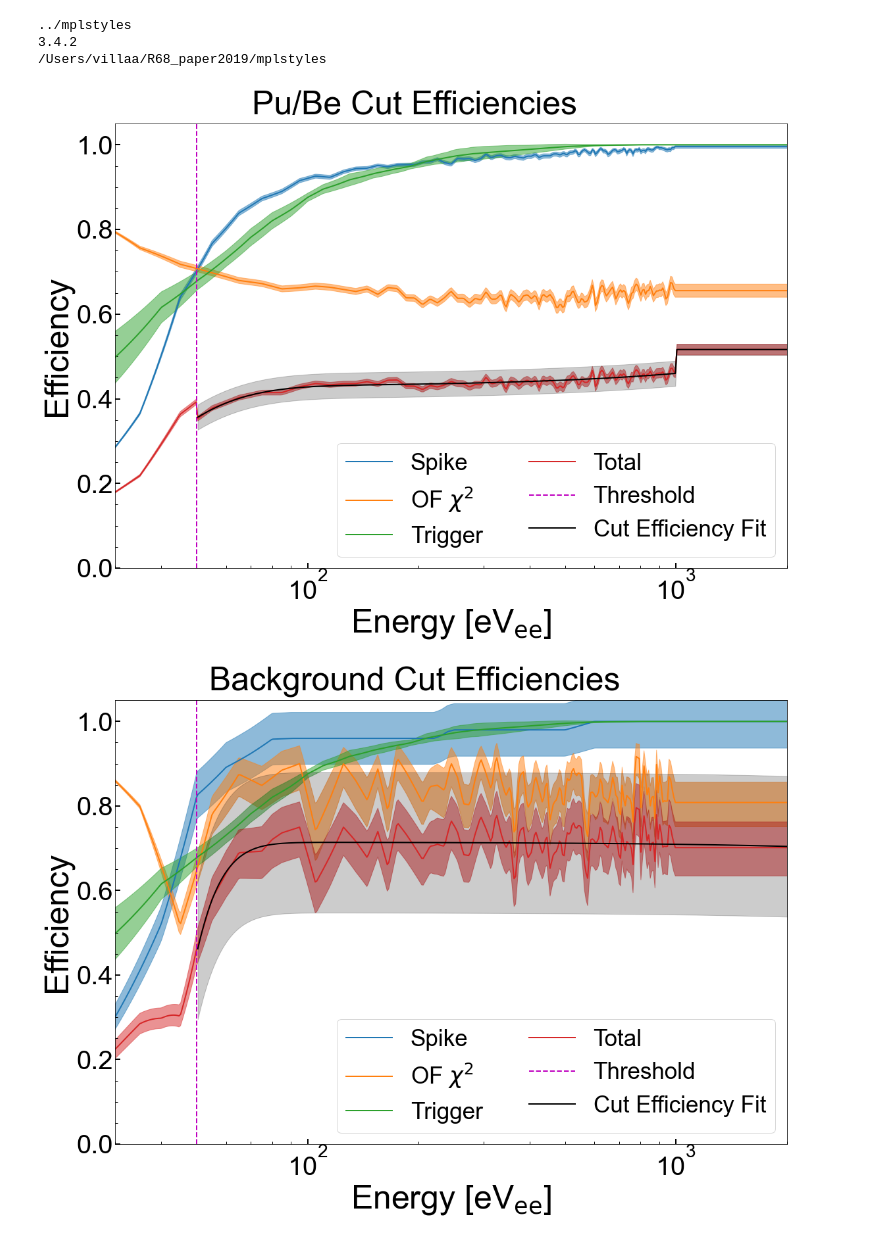
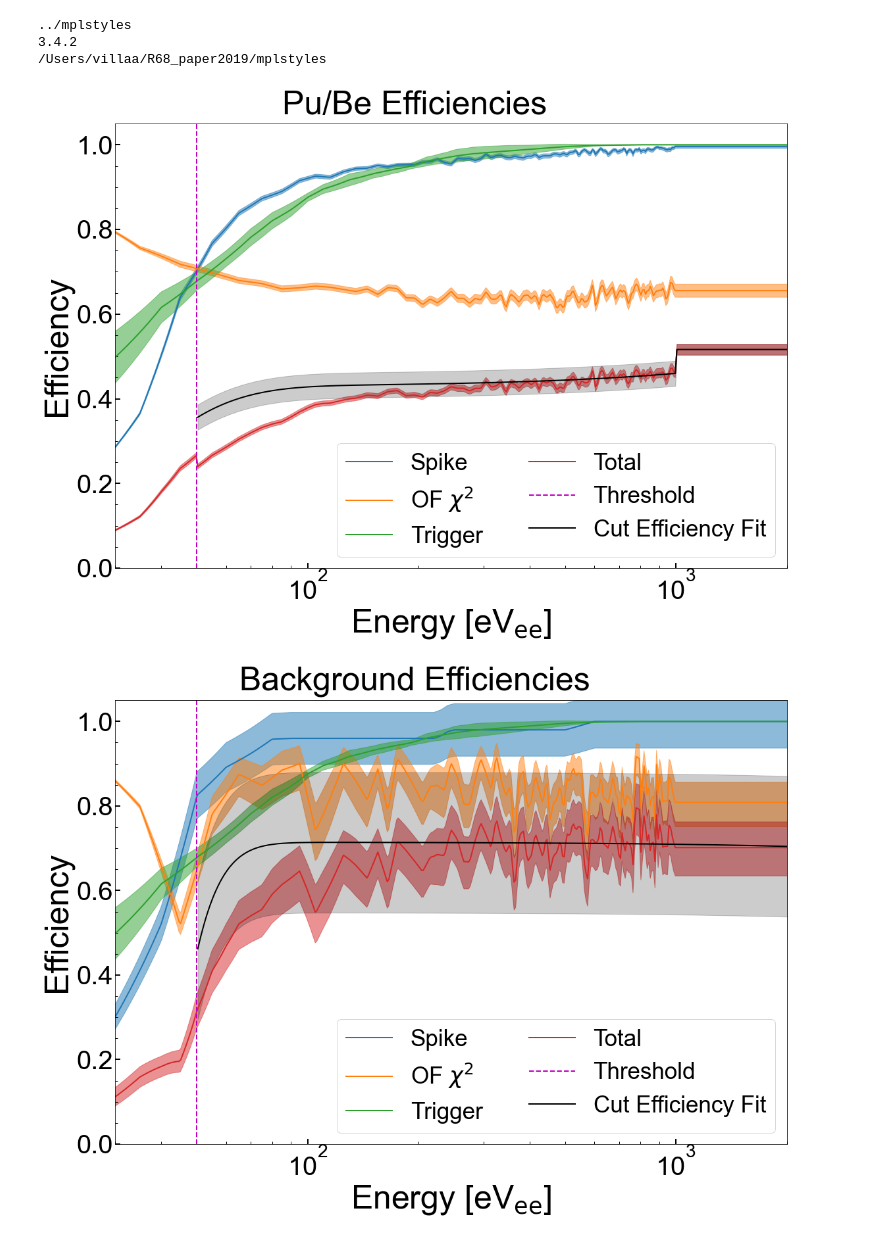
Before and after one commit to villano-lab/nrSiCap, a Jupyter notebook: PRL_Figures/Fig02_Estimated-Cut-Efficiencies.ipynb, the cells around one changed output. Cells and saved outputs as stored; diff of their text form; code cells hidden in the pictures.

Commit message:
[ANV] updated efficiency figures to includ trig eff

```diff
--- a/PRL_Figures/Fig02_Estimated-Cut-Efficiencies.ipynb
+++ b/PRL_Figures/Fig02_Estimated-Cut-Efficiencies.ipynb
@@ -44,8 +44,8 @@ ax.fill_between(E_test, chisqEff(E_test)-dchisqEff(E_test)[1], chisqEff(E_test)+
 line,=ax.plot(E_test,trigEff(E_test),label='Trigger')
 ax.fill_between(E_test,trigEff(E_test)-dtrigEff(E_test),trigEff(E_test)+dtrigEff(E_test),alpha=0.5,color=line.get_color())
 
-line,=ax.plot(E_test, cutEff(E_test), label='Total')
-ax.fill_between(E_test, cutEff(E_test)-dcutEff(E_test)[1], cutEff(E_test)+dcutEff(E_test)[0],
+line,=ax.plot(E_test, allEff(E_test), label='Total')
+ax.fill_between(E_test, allEff(E_test)-dallEff(E_test)[1], allEff(E_test)+dallEff(E_test)[0],
                 alpha=0.5, color=line.get_color())
 
 #line,=ax.plot(E_test, trigburstEff(E_test), label='Trigger Burst')
@@ -83,7 +83,7 @@ def dcutEffFit(E):
 ax.plot(E_test[E_test>Efitmin],cutEffFit(E_test[E_test>Efitmin]),'k',label='Cut Efficiency Fit')
 ax.fill_between(E_test[E_test>Efitmin],(cutEffFit(E_test)-dcutEffFit(E_test))[E_test>Efitmin],(cutEffFit(E_test)+dcutEffFit(E_test))[E_test>Efitmin],color='k',alpha=0.2)
 
-fig.suptitle('Pu/Be Cut Efficiencies')
+fig.suptitle('Pu/Be Efficiencies')
 ax.set_xlim(30,2e3)
 ax.set_xscale('log')
 ax.set_ylim(0,1.05)
@@ -96,7 +96,7 @@ plt.tight_layout()
 plt.savefig('figures/cut_effs.pdf')
 plt.show()
 # %% [output]
-[figure, old version]
+[figure, new version]
 # %%
 #Cut efficiencies for bkg data
 
@@ -122,8 +122,8 @@ ax.fill_between(E_test, chisqEff_bkg(E_test)-dchisqEff_bkg(E_test)[1], chisqEff_
 line,=ax.plot(E_test,trigEff(E_test),label='Trigger')
 ax.fill_between(E_test,trigEff(E_test)-dtrigEff(E_test),trigEff(E_test)+dtrigEff(E_test),alpha=0.5,color=line.get_color())
 
-line,=ax.plot(E_test, cutEff_bkg(E_test), label='Total')
-ax.fill_between(E_test, cutEff_bkg(E_test)-dcutEff_bkg(E_test)[1], cutEff_bkg(E_test)+dcutEff_bkg(E_test)[0],
+line,=ax.plot(E_test, allEff_bkg(E_test), label='Total')
+ax.fill_between(E_test, allEff_bkg(E_test)-dallEff_bkg(E_test)[1], allEff_bkg(E_test)+dallEff_bkg(E_test)[0],
                 alpha=0.5, color=line.get_color())
 
 next(ax._get_lines.prop_cycler)['color']
@@ -132,35 +132,35 @@ ax.axvline(E_thresh, color='m', linestyle='--', linewidth=2, label='Threshold')
 
 #Fit with smooth function
 Efitmin=50
 popt,pcov=curve_fit(effFit_func,E_test[E_test>Efitmin], cutEff_bkg(E_test)[E_test>Efitmin],p0=[30,30,0.45,1e-4])
 
 #Set a single uncertainty for the fir to encompass all the 1-sigma discrepancies in the measured curve
 maxneg=np.max(np.abs( effFit_func(E_test,*popt) - (cutEff_bkg(E_test)-dcutEff_bkg(E_test)[1]))[E_test>Efitmin])
 maxpos=np.max(np.abs( effFit_func(E_test,*popt) - (cutEff_bkg(E_test)+dcutEff_bkg(E_test)[0]))[E_test>Efitmin])
 dEffFit_bkg=max(maxneg,maxpos)
 
 def cutEffFit_bkg(E):
     return effFit_func(E, 4.23508507e+01,  7.61590223e+00,  7.14511426e-01, -5.10367727e-06)
 def dcutEffFit_bkg(E):
     return 0.16643841685131444
 
 ax.plot(E_test[E_test>Efitmin],cutEffFit_bkg(E_test[E_test>Efitmin]),'k',label='Cut Efficiency Fit')
 ax.fill_between(E_test[E_test>Efitmin],(cutEffFit_bkg(E_test)-dcutEffFit_bkg(E_test))[E_test>Efitmin],(cutEffFit_bkg(E_test)+dcutEffFit_bkg(E_test))[E_test>Efitmin],color='k',alpha=0.2)
 
-fig.suptitle('Background Cut Efficiencies')
+fig.suptitle('Background Efficiencies')
 ax.set_xlim(30,2e3)
 ax.set_xscale('log')
 ax.set_ylim(0,1.05)
 ax.set_xlabel(r'Energy [eV$_{\mathrm{ee}}$]')
 ax.set_ylabel('Efficiency')
 ax.legend(ncol=2)
 
 plt.tight_layout()
 
 plt.savefig('figures/cut_effs_bkg.pdf')
 plt.show()
 # %% [output]
-[figure, old version]
+[figure, new version]
 # %%
 #try to make a stacked plot of these
 fig,axes = plt.subplots(2,1,figsize=(16,24),sharex=True)
```
Also changed, not shown: parts of 1 cell of this notebook, 7 other files.
